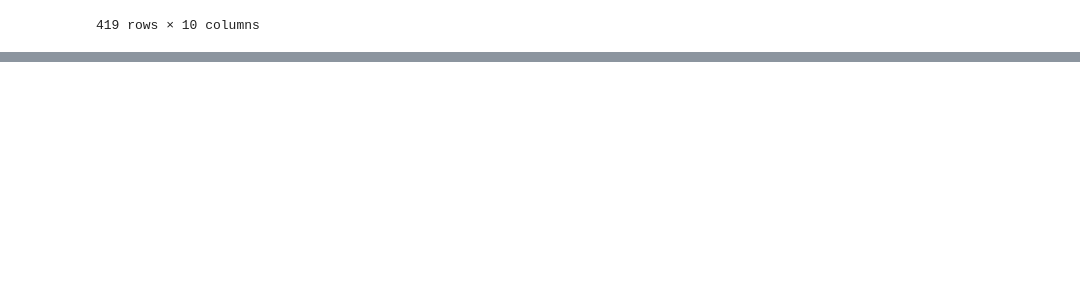
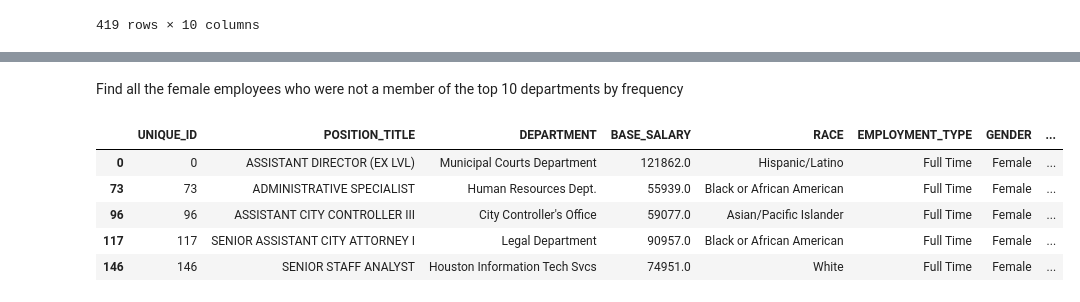
Before and after one commit to dajebbar/python-pract, a Jupyter notebook: work/data_analysis/pandas_cookbook_1.x/ch07/c7_code.ipynb, the cells around one changed output, grey strips where cells are left out. Cells and saved outputs as stored; diff of their text form; code cells hidden in the pictures; blank space fills up the shorter version.

Commit message:
Improving readability of boolean indexing with the query method

```diff
--- a/work/data_analysis/pandas_cookbook_1.x/ch07/c7_code.ipynb
+++ b/work/data_analysis/pandas_cookbook_1.x/ch07/c7_code.ipynb
@@ -639,0 +676,20 @@ employee[criteria]
+# %% [markdown]
+Find all the female employees who were not a member
+of the top 10 departments by frequency
+# %%
+top_10_depts = (
+    employee.DEPARTMENT.value_counts()
+    .index[:10]
+    .tolist()
+)
+
+qs = "DEPARTMENT not in @top_10_depts and GENDER == 'Female'"
+employee_filtred2 = employee.query(qs)
+employee_filtred2.head()
+# %% [output]
+|  | UNIQUE_ID | POSITION_TITLE | DEPARTMENT | BASE_SALARY | RACE | EMPLOYMENT_TYPE | GENDER | ... |
+| 0 | 0 | ASSISTANT DIRECTOR (EX LVL) | Municipal Courts Department | 121862.0 | Hispanic/Latino | Full Time | Female | ... |
+| 73 | 73 | ADMINISTRATIVE SPECIALIST | Human Resources Dept. | 55939.0 | Black or African American | Full Time | Female | ... |
+| 96 | 96 | ASSISTANT CITY CONTROLLER III | City Controller's Office | 59077.0 | Asian/Pacific Islander | Full Time | Female | ... |
+| 117 | 117 | SENIOR ASSISTANT CITY ATTORNEY I | Legal Department | 90957.0 | Black or African American | Full Time | Female | ... |
+| 146 | 146 | SENIOR STAFF ANALYST | Houston Information Tech Svcs | 74951.0 | White | Full Time | Female | ... |
```
Also changed, not shown: parts of 5 cells of this notebook.
